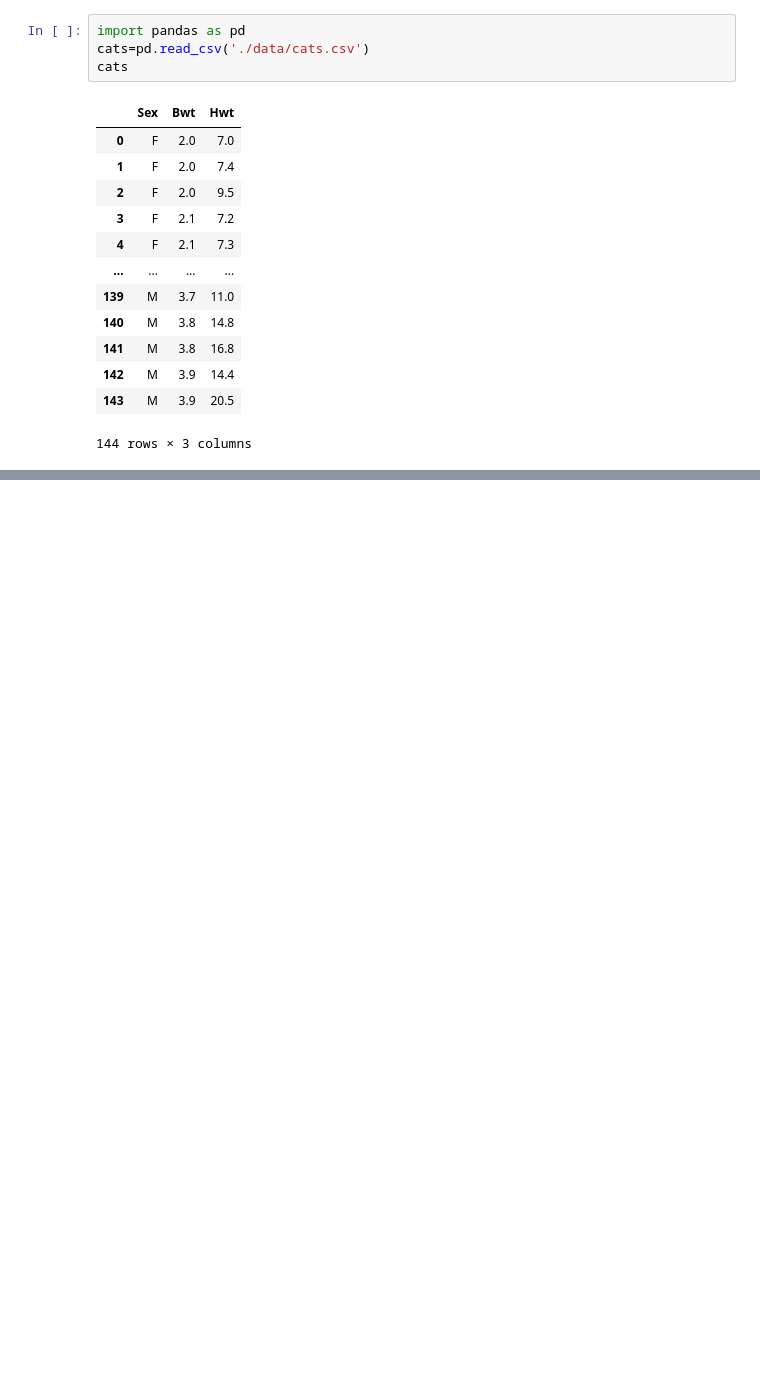
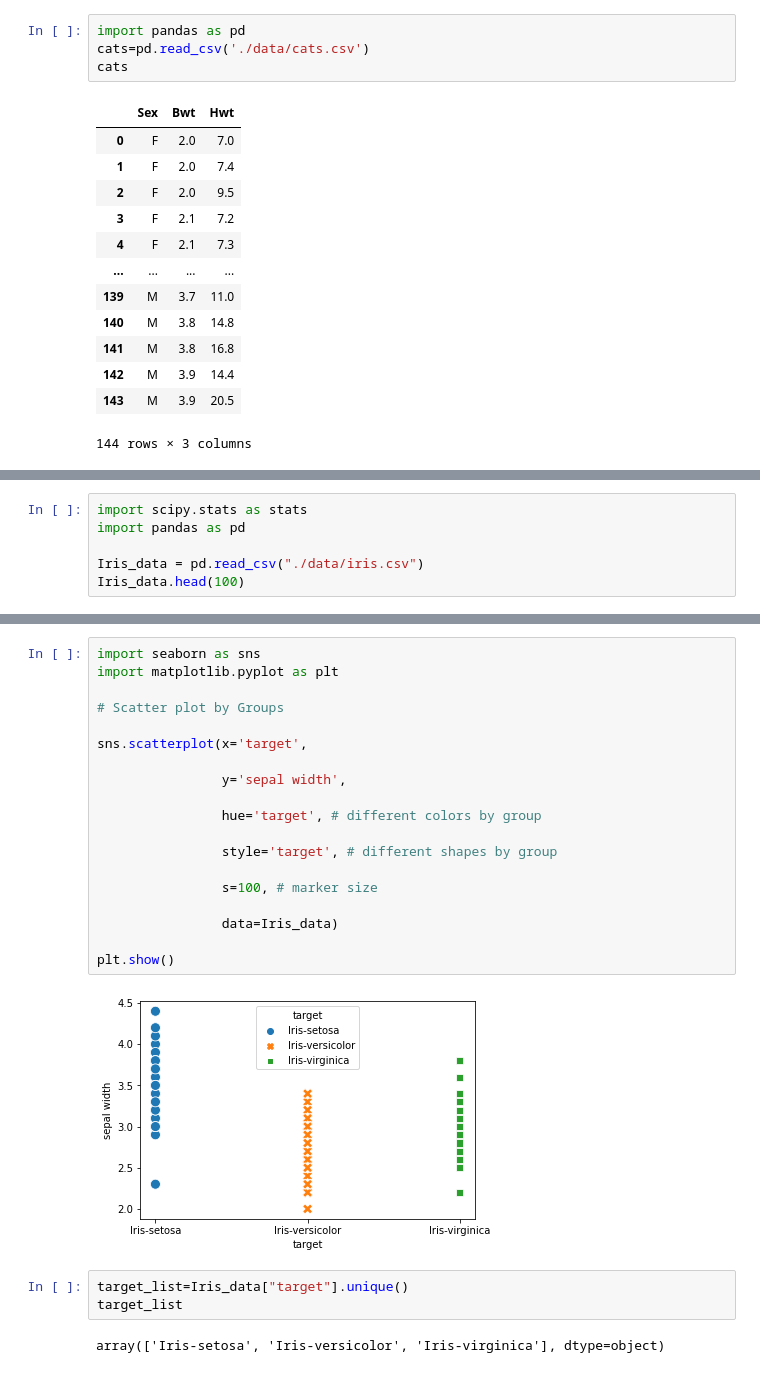
Before and after one commit to ttnyoung/ADP, a Jupyter notebook: class101/강의노트_통계분석.ipynb, the cells around one changed output, grey strips where cells are left out. Drawn from its saved outputs; the diff is of its cells as text; blank space fills up the shorter version.

```diff
--- a/class101/강의노트_통계분석.ipynb
+++ b/class101/강의노트_통계분석.ipynb
@@ -61,0 +398,6 @@ cats
+# %%
+import scipy.stats as stats
+import pandas as pd
+
+Iris_data = pd.read_csv("./data/iris.csv")
+Iris_data.head(100)
@@ -61,0 +425,26 @@ cats
+# %%
+import seaborn as sns
+import matplotlib.pyplot as plt
+
+# Scatter plot by Groups
+
+sns.scatterplot(x='target',
+
+                y='sepal width',
+
+                hue='target', # different colors by group
+
+                style='target', # different shapes by group
+
+                s=100, # marker size
+
+                data=Iris_data)
+
+plt.show()
+# %% [output]
+[figure, added]
+# %%
+target_list=Iris_data["target"].unique()
+target_list
+# %% [output]
+array(['Iris-setosa', 'Iris-versicolor', 'Iris-virginica'], dtype=object)
```
Also changed, not shown: parts of 75 cells of this notebook, 5 other files.
